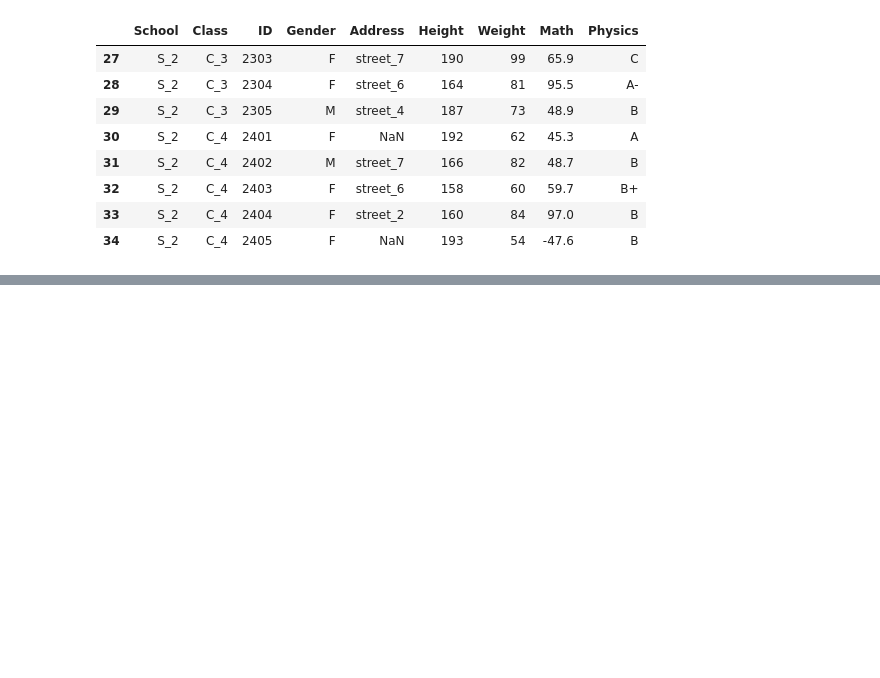
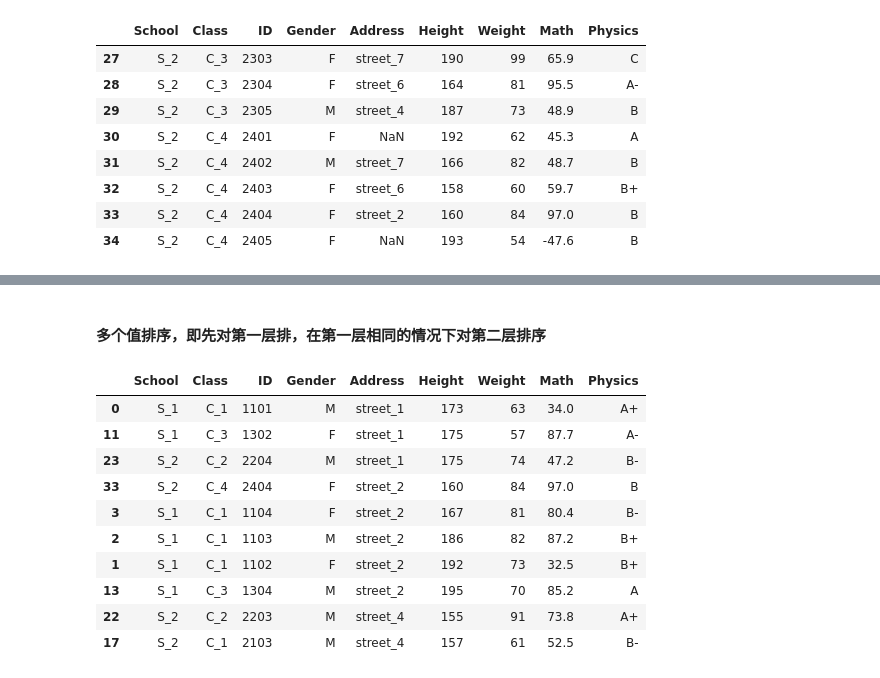
Before and after one commit to Lenovo-Future-Project-Group/Pandas_Sys, a Jupyter notebook: 1-Pandas基础.ipynb, the cells around one changed output, grey strips where cells are left out. Saved outputs shown, nothing was run; the diff lists cells and outputs as text; code cells hidden in the pictures; blank space fills up the shorter version.

```diff
--- a/1-Pandas基础.ipynb
+++ b/1-Pandas基础.ipynb
@@ -486,3 +793,20 @@ df
 | 32 | S_2 | C_4 | 2403 | F | street_6 | 158 | 60 | 59.7 | B+ |
 | 33 | S_2 | C_4 | 2404 | F | street_2 | 160 | 84 | 97.0 | B |
 | 34 | S_2 | C_4 | 2405 | F | NaN | 193 | 54 | -47.6 | B |
+# %% [markdown]
+#### 多个值排序，即先对第一层排，在第一层相同的情况下对第二层排序
+# %%
+# df.sort_values(by=['Height'])
+df.sort_values(by=['Address','Height']).head(10)
+# %% [output]
+|  | School | Class | ID | Gender | Address | Height | Weight | Math | Physics |
+| 0 | S_1 | C_1 | 1101 | M | street_1 | 173 | 63 | 34.0 | A+ |
+| 11 | S_1 | C_3 | 1302 | F | street_1 | 175 | 57 | 87.7 | A- |
+| 23 | S_2 | C_2 | 2204 | M | street_1 | 175 | 74 | 47.2 | B- |
+| 33 | S_2 | C_4 | 2404 | F | street_2 | 160 | 84 | 97.0 | B |
+| 3 | S_1 | C_1 | 1104 | F | street_2 | 167 | 81 | 80.4 | B- |
+| 2 | S_1 | C_1 | 1103 | M | street_2 | 186 | 82 | 87.2 | B+ |
+| 1 | S_1 | C_1 | 1102 | F | street_2 | 192 | 73 | 32.5 | B+ |
+| 13 | S_1 | C_3 | 1304 | M | street_2 | 195 | 70 | 85.2 | A |
+| 22 | S_2 | C_2 | 2203 | M | street_4 | 155 | 91 | 73.8 | A+ |
+| 17 | S_2 | C_1 | 2103 | M | street_4 | 157 | 61 | 52.5 | B- |
```
Also changed, not shown: parts of 64 cells of this notebook.
